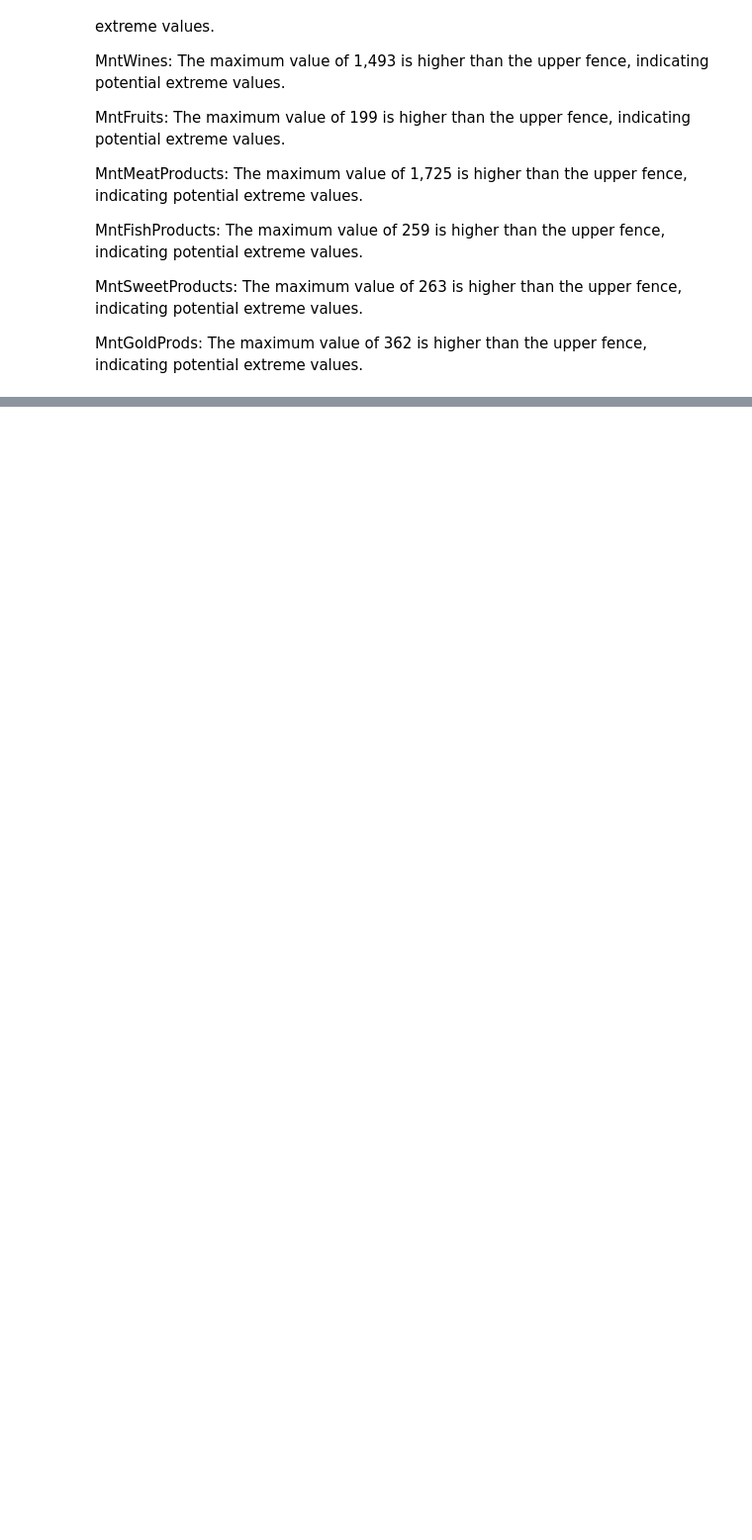
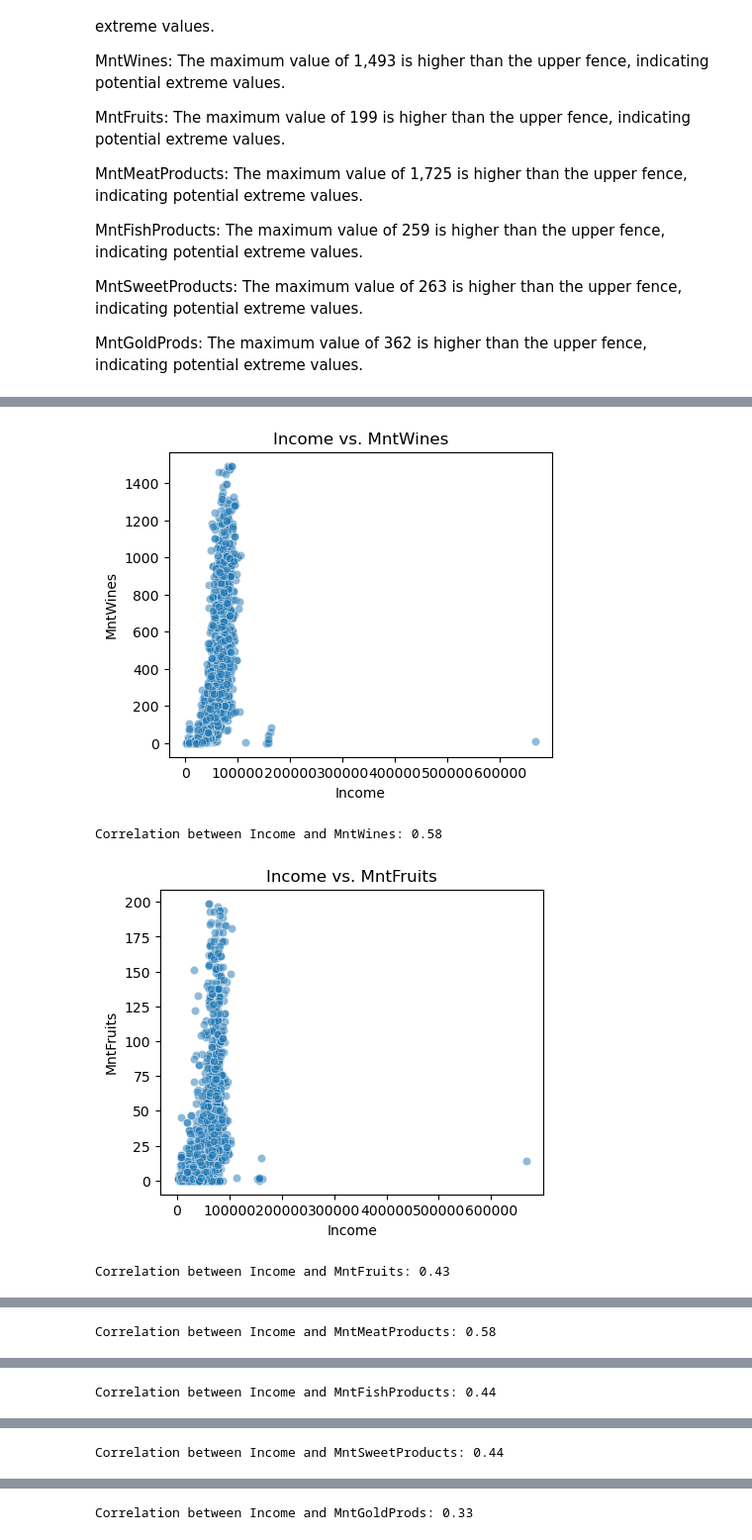
Before and after one commit to warunsrk/Capstone_RetailSales_ABADS_B11, a Jupyter notebook: Capstone_Project - Retail_Sales_Case_Study.ipynb, the cells around one changed output, grey strips where cells are left out. Shown at 99% size. Cells and saved outputs as stored; diff of their text form; code cells hidden in the pictures; blank space fills up the shorter version.

```diff
--- a/Capstone_Project - Retail_Sales_Case_Study.ipynb
+++ b/Capstone_Project - Retail_Sales_Case_Study.ipynb
@@ -394,0 +514,17 @@ The maximum value of 362 is higher than the upper fence, indicating potential ex
+# %%
+# Ploting scatter plots and calculating correlation coefficients
+for category in spending_categories:
+    plt.figure(figsize=(5, 4))
+    sns.scatterplot(x='Income', y=category, data=consolidated_df, alpha=0.5)
+    plt.title(f'Income vs. {category}')
+    plt.xlabel('Income')
+    plt.ylabel(f'{category}')
+    plt.show()
+
+    correlation = consolidated_df[['Income', category]].corr().iloc[0, 1]
+    print(f'Correlation between Income and {category}: {correlation:.2f}')
+# %% [output]
+[figure, added]
+Correlation between Income and MntWines: 0.58
+[figure, added]
+Correlation between Income and MntFruits: 0.43
@@ -394,0 +532 @@ The maximum value of 362 is higher than the upper fence, indicating potential ex
+Correlation between Income and MntMeatProducts: 0.58
@@ -394,0 +534 @@ The maximum value of 362 is higher than the upper fence, indicating potential ex
+Correlation between Income and MntFishProducts: 0.44
@@ -394,0 +536 @@ The maximum value of 362 is higher than the upper fence, indicating potential ex
+Correlation between Income and MntSweetProducts: 0.44
@@ -394,0 +538 @@ The maximum value of 362 is higher than the upper fence, indicating potential ex
+Correlation between Income and MntGoldProds: 0.33
```
Also changed, not shown: parts of 12 cells of this notebook.
